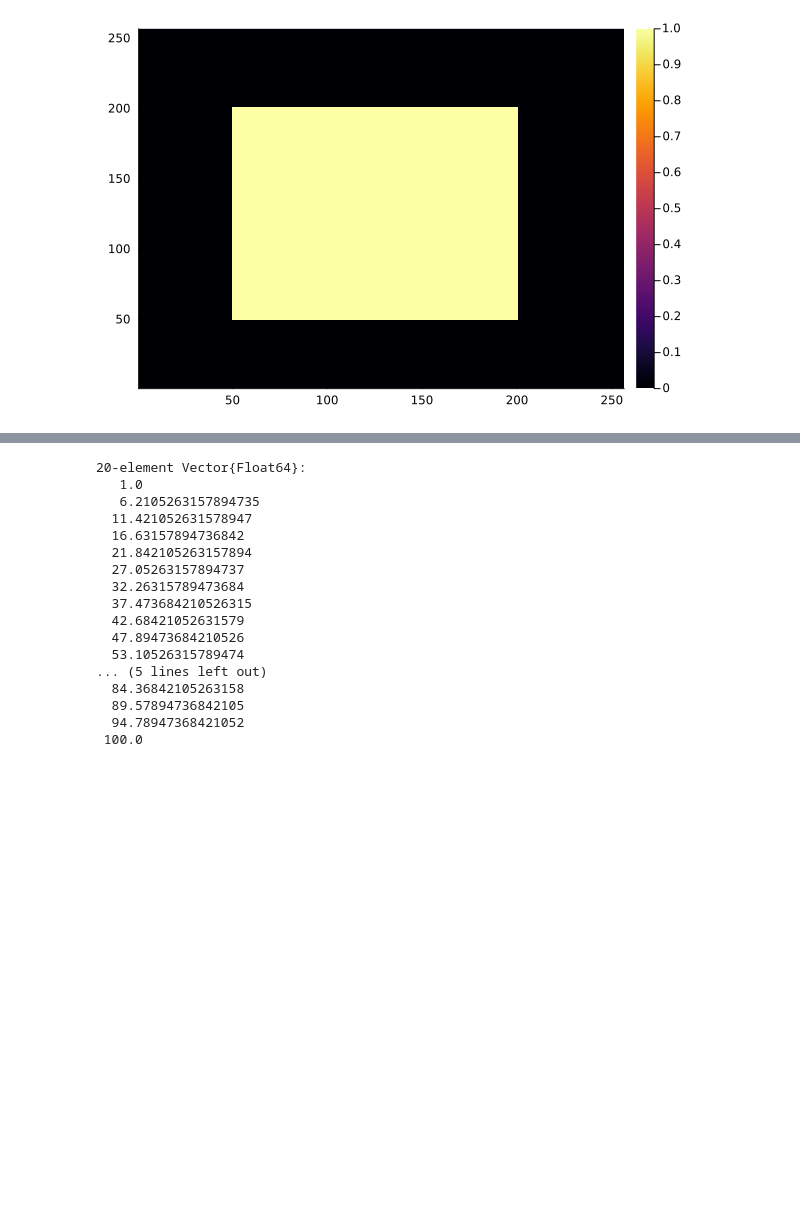
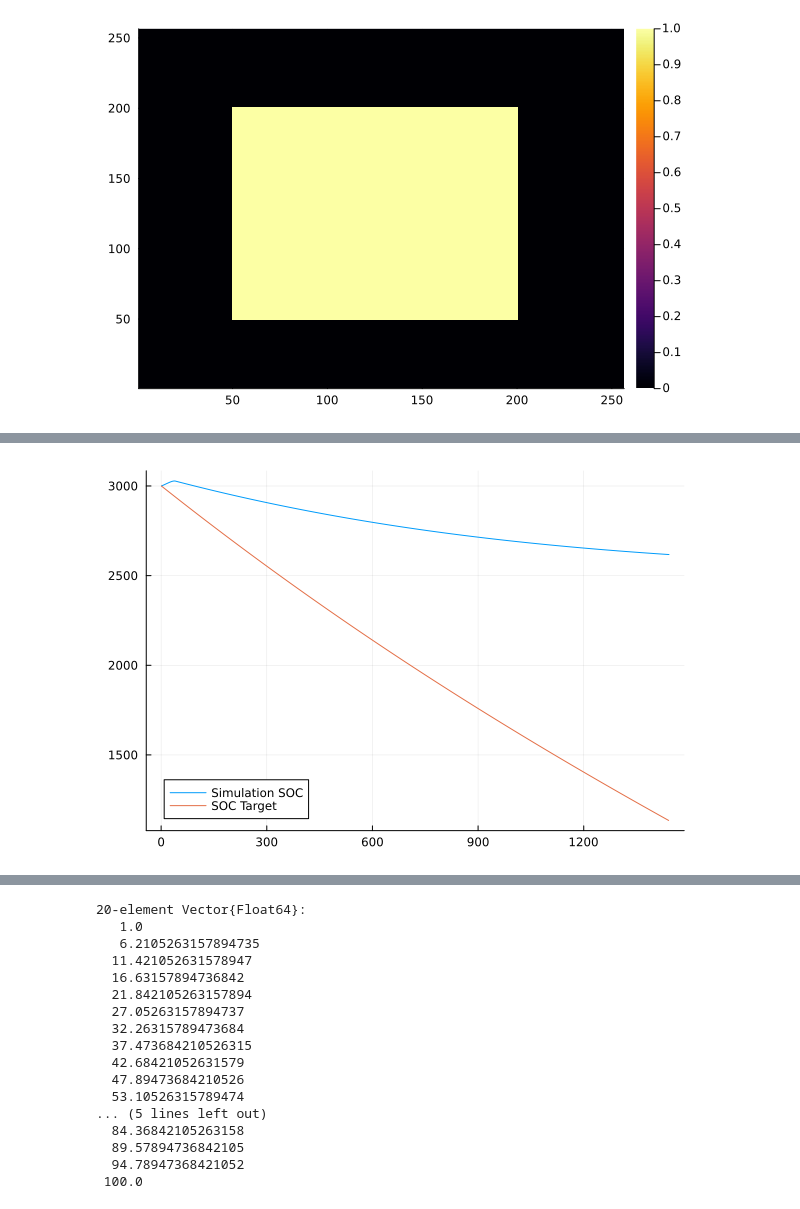
Before and after one commit to dasc-lab/adaptive-ocean-exploration-sim, a Jupyter notebook: Non-Uniform sections - Ergodic Search_speed_control.ipynb, the cells around one changed output, grey strips where cells are left out. Drawn from its saved outputs; the diff is of its cells as text; code cells hidden in the pictures; blank space fills up the shorter version.

```diff
--- a/Non-Uniform sections - Ergodic Search_speed_control.ipynb
+++ b/Non-Uniform sections - Ergodic Search_speed_control.ipynb
@@ -504,3 +500,9 @@ UndefVarError: UndefVarError: `interpolated_speeds` not defined
+# %%
+plot(res_ergo.bs, label="Simulation SOC")
+plot!(soc_target, label="SOC Target")
+# savefig("results/integrated_soc/soc.png")
+# %% [output]
+[figure, added]
 # %%
 gr()
 @gif for n = Int.(floor.(range(1, length(res_ergo.xs), length=420)))
```
Also changed, not shown: parts of 24 cells of this notebook, 4 other files.
